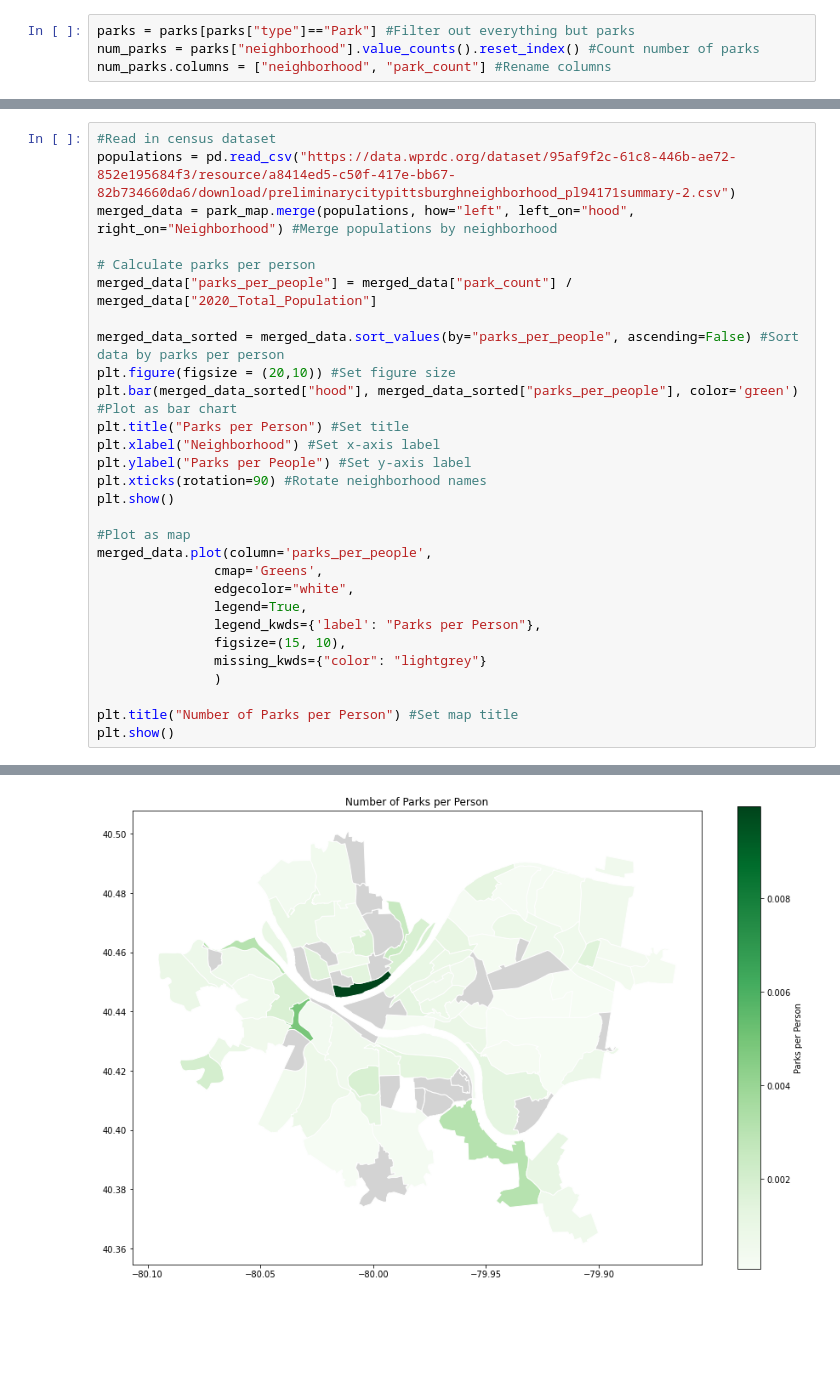
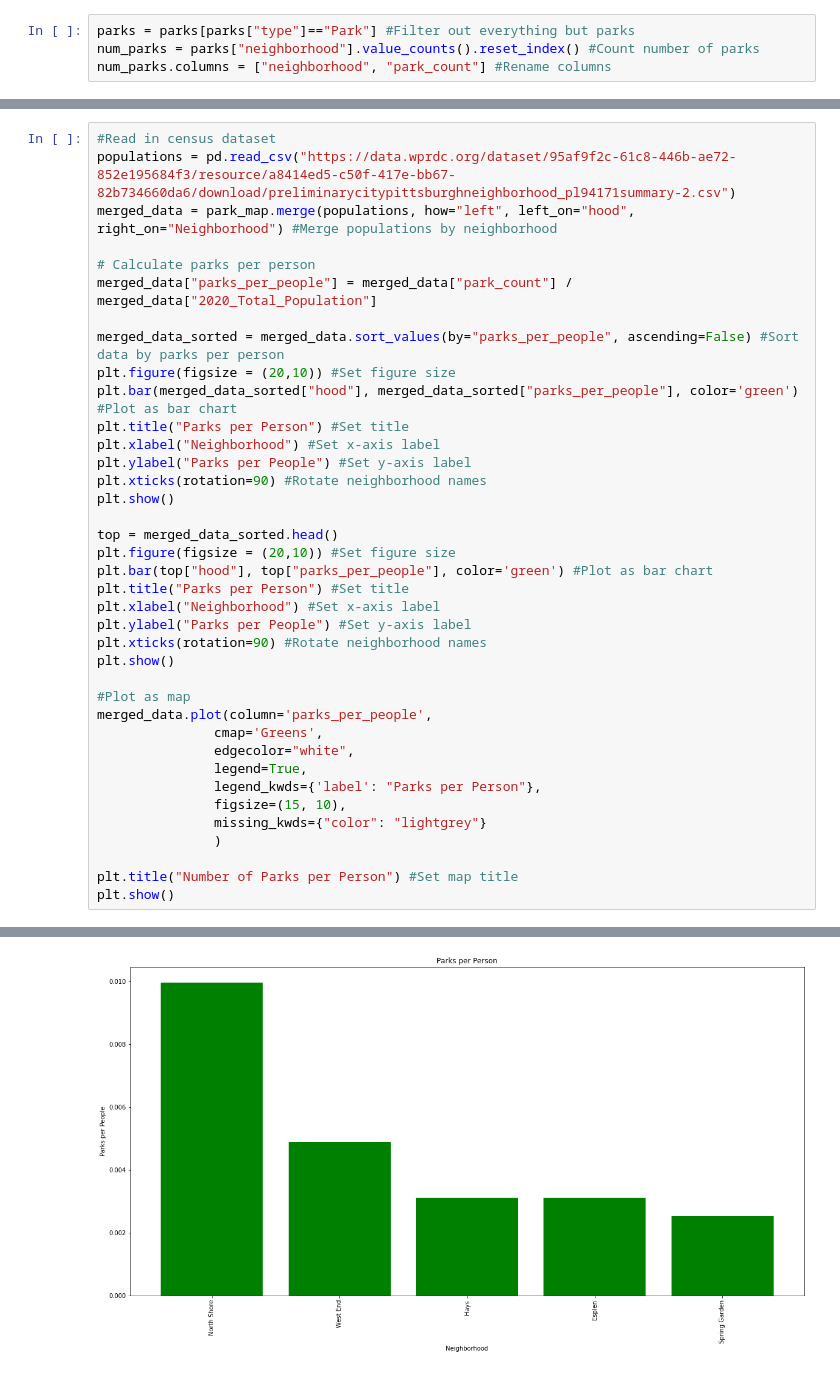
Before and after one commit to aidanmchugh12/FINAL_bigideas, a Jupyter notebook: Trey/Parks.ipynb, the cells around one changed output, grey strips where cells are left out. Saved outputs shown, nothing was run; the diff lists cells and outputs as text; blank space fills up the shorter version.

```diff
--- a/Trey/Parks.ipynb
+++ b/Trey/Parks.ipynb
@@ -46,31 +56,40 @@ The above map and bar chart shows that the Beechview and South Side Slopes neigh
 #Read in census dataset
 populations = pd.read_csv("https://data.wprdc.org/dataset/95af9f2c-61c8-446b-ae72-852e195684f3/resource/a8414ed5-c50f-417e-bb67-82b734660da6/download/preliminarycitypittsburghneighborhood_pl94171summary-2.csv")
 merged_data = park_map.merge(populations, how="left", left_on="hood", right_on="Neighborhood") #Merge populations by neighborhood
 
 # Calculate parks per person
 merged_data["parks_per_people"] = merged_data["park_count"] / merged_data["2020_Total_Population"]
 
 merged_data_sorted = merged_data.sort_values(by="parks_per_people", ascending=False) #Sort data by parks per person
 plt.figure(figsize = (20,10)) #Set figure size
 plt.bar(merged_data_sorted["hood"], merged_data_sorted["parks_per_people"], color='green') #Plot as bar chart
+plt.title("Parks per Person") #Set title
+plt.xlabel("Neighborhood") #Set x-axis label
+plt.ylabel("Parks per People") #Set y-axis label
+plt.xticks(rotation=90) #Rotate neighborhood names
+plt.show()
+
+top = merged_data_sorted.head()
+plt.figure(figsize = (20,10)) #Set figure size
+plt.bar(top["hood"], top["parks_per_people"], color='green') #Plot as bar chart
 plt.title("Parks per Person") #Set title
 plt.xlabel("Neighborhood") #Set x-axis label
 plt.ylabel("Parks per People") #Set y-axis label
 plt.xticks(rotation=90) #Rotate neighborhood names
 plt.show()
 
 #Plot as map
 merged_data.plot(column='parks_per_people',
                cmap='Greens',
                edgecolor="white",
                legend=True,
                legend_kwds={'label': "Parks per Person"},
                figsize=(15, 10),
                missing_kwds={"color": "lightgrey"}
                )
 
 plt.title("Number of Parks per Person") #Set map title
 plt.show()
 # %% [output]
 [figure]
-[figure, old version]
+[figure, new version]
```
Also changed, not shown: parts of 4 cells of this notebook.
